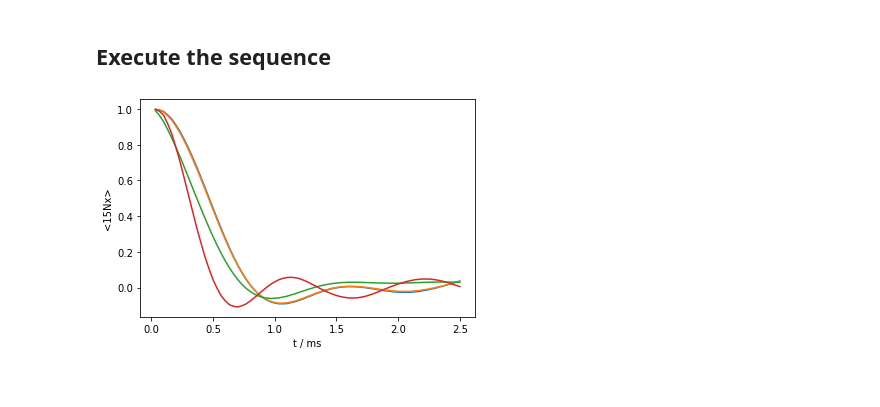
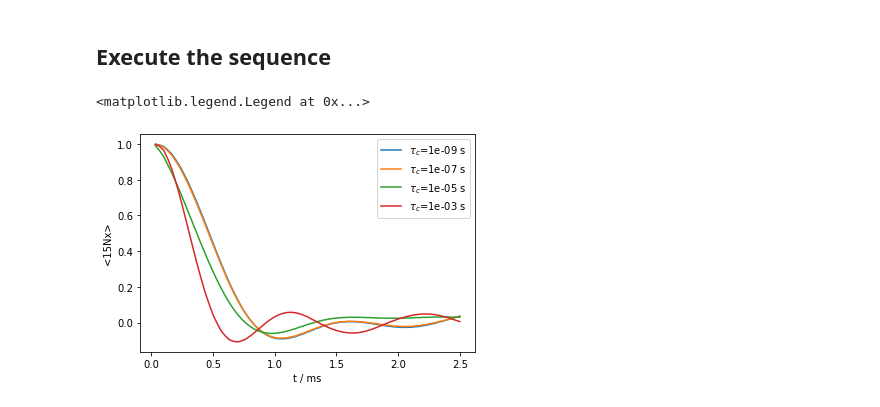
Before and after one commit to alsinmr/SLEEPY, a Jupyter notebook: examples/REDOR.ipynb, the cells around one changed output. Saved outputs shown, nothing was run; the diff lists cells and outputs as text; code cells hidden in the pictures.

```diff
--- a/examples/REDOR.ipynb
+++ b/examples/REDOR.ipynb
@@ -75,12 +74,0 @@ rho.plot()
-# %%
-npts=75
-rho=RS.Rho(rho0='15Nx',detect='15Nx',L=L)
-Ufa=L.Ueye()
-Usa=L.Ueye()
-for k in range(npts):
-    rho.reset()         #Reset density operator back to initial state
-    (Usa*Uref*Ufa*rho)()   #Propagate by accumlated propagators and refocusing pulses. rho() acquires the result
-    Ufa=Uf*Ufa          #Accumlate propagator for first half (add another rotor period for each loop)
-    Usa=Us*Usa          #Accumlate propagator for second half
-
-rho.plot()
@@ -90,12 +74,0 @@ rho.plot()
-# %%
-npts=75
-rho=RS.Rho(rho0='15Nx',detect='15Nx',L=L)
-Ufa=L.Ueye()
-Usa=L.Ueye()
-for k in range(npts):
-    rho.reset()         #Reset density operator back to initial state
-    (Usa*Uref*Ufa*rho)()   #Propagate by accumlated propagators and refocusing pulses. rho() acquires the result
-    Ufa=Uf*Ufa          #Accumlate propagator for first half (add another rotor period for each loop)
-    Usa=Us*Usa          #Accumlate propagator for second half
-
-rho.plot()
@@ -145,22 +115,26 @@ for tc in tc0:
 # %%
 rho=RS.Rho(rho0='15Nx',detect='15Nx',L=L)
 ax=plt.figure().add_subplot(111)
 
 npts=75
 
 for Uf0,Uref0,Us0 in zip(Uf,Uref,Us):
     rho.clear()
     L.reset_prop_time()
 
     rho=RS.Rho(rho0='15Nx',detect='15Nx',L=L)
     Ufa=L.Ueye()
     Usa=L.Ueye()
     for k in range(npts):
         rho.reset()         #Reset density operator back to initial state
         (Usa*Uref0*Ufa*rho)()   #Propagate by accumlated propagators and refocusing pulses. rho() acquires the result
         Ufa=Uf0*Ufa          #Accumlate propagator for first half (add another rotor period for each loop)
         Usa=Us0*Usa          #Accumlate propagator for second half
 
     rho.plot(ax=ax)
+
+
+ax.legend([r'$\tau_c$='+f'{tc:.0e} s' for tc in tc0],loc='upper right')
 # %% [output]
+<matplotlib.legend.Legend at 0x...>
-[figure, old version]
+[figure, new version]
```
Also changed, not shown: parts of 3 cells of this notebook, 7 other files.
